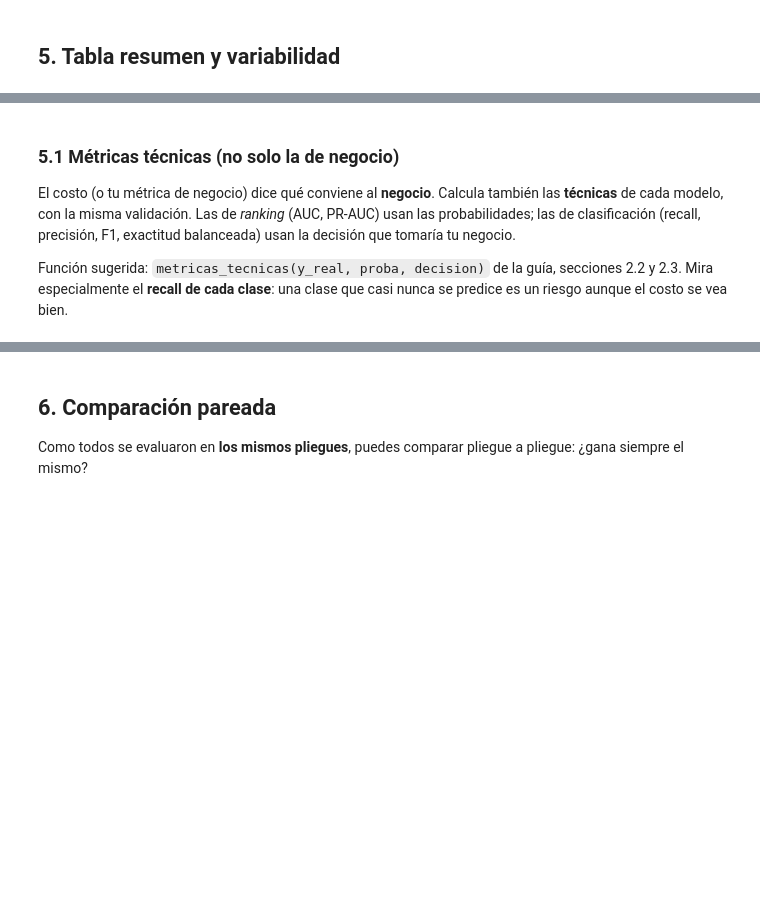
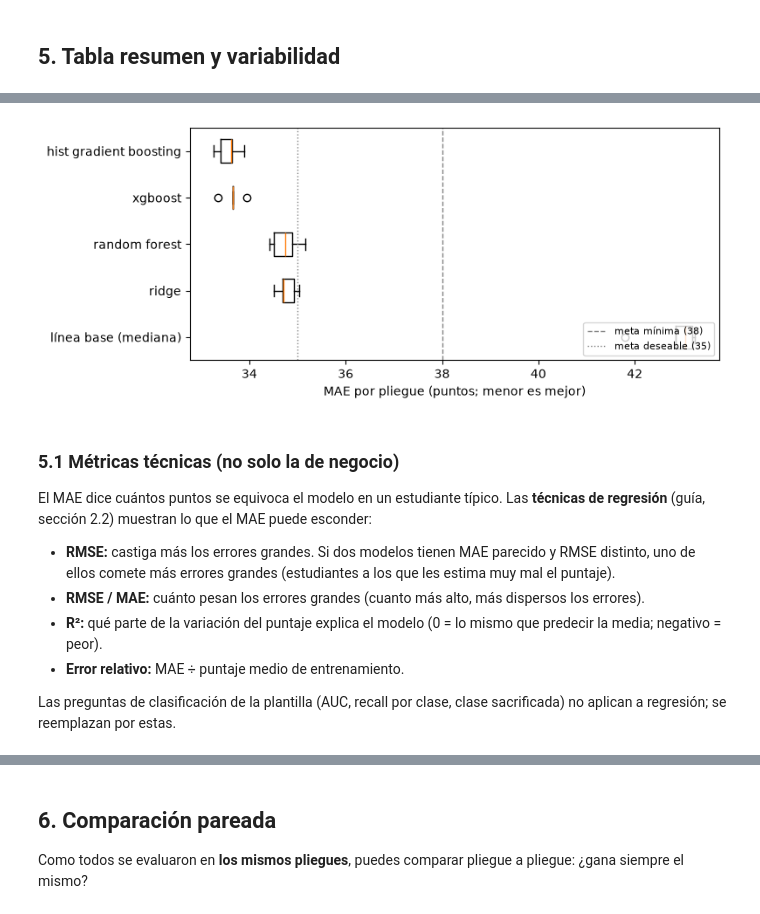
Before and after one commit to nandoossa/Proyecto_clase_grupo10, a Jupyter notebook: notebooks/05_torneo.ipynb, the cells around one changed output, grey strips where cells are left out. Drawn from its saved outputs; the diff is of its cells as text; code cells hidden in the pictures; blank space fills up the shorter version.

Commit message:
Completa el torneo de modelos (etapa 5)
Co-Authored-By: Claude Opus 5.5 <noreply@anthropic.com>

```diff
--- a/notebooks/05_torneo.ipynb
+++ b/notebooks/05_torneo.ipynb
@@ -88,10 +89,8 @@ METRICA = None   # TODO: nombre de tu métrica principal dentro de scoring (si e
 
 Mínimo **3 modelos y una línea base**: algo simple e interpretable, un bosque y un modelo de boosting.
 # %%
-candidatos = {
-    # "línea base": ...,          # TODO: clase más frecuente (clasificación) o la media (regresión)
-    # "modelo simple": ...,       # TODO: regresión logística / lineal
-    # "bosque aleatorio": ...,    # TODO
-    # "boosting": ...,            # TODO: LightGBM o XGBoost
-}
-print(f"{len(candidatos)} candidatos definidos" if candidatos else "TODO: define tus candidatos (mínimo 3 y una línea base).")
+# Los 5 candidatos aprobados por el grupo con sus parámetros de partida (specs/003-model-training/research.md §2).
+# LightGBM se reemplazó por HistGradientBoosting (decisión del grupo, 31 oct 2026).
+candidatos = candidates()   # nombre -> (modelo sin ajustar, ¿escalar?)
+for nombre, (modelo, escalar) in candidatos.items():
+    print(f"{nombre:24s} escalar={escalar!s:5s} {modelo}")
@@ -117,21 +160,31 @@ else:
 # %%
 import numpy as np
 
-if not por_pliegue or METRICA is None:
+if not por_pliegue:
     print("Sin resultados todavía: esta celda mostrará la media ± desviación de cada modelo.")
 else:
     resumen = pd.DataFrame({
-        nombre: {"métrica (media)": f[METRICA].abs().mean(), "± entre pliegues": f[METRICA].abs().std(ddof=1),
-                 "segundos de ajuste": f["segundos_de_ajuste"].mean()}
+        nombre: {"MAE (media)": f[METRICA].mean(), "± entre pliegues": f[METRICA].std(ddof=1),
+                 "segundos de ajuste": f["fit_seconds"].mean()}
         for nombre, f in por_pliegue.items()
-    }).T.sort_values("métrica (media)")   # TODO: invierte el orden si en tu métrica MÁS es mejor
-    display(resumen.round(4))
+    }).T.sort_values("MAE (media)")   # menor MAE es mejor
+
+    base = resumen.loc["línea base (mediana)", "MAE (media)"]
+    resumen["mejora vs línea base (puntos)"] = base - resumen["MAE (media)"]
+    resumen["mejora vs línea base (%)"] = 100 * resumen["mejora vs línea base (puntos)"] / base
+    resumen["meta mínima (≤ 38)"] = resumen["MAE (media)"] <= META_MINIMA
+    resumen["meta deseable (≤ 35)"] = resumen["MAE (media)"] <= META_DESEABLE
+    display(resumen.round(3))
 
     import matplotlib.pyplot as plt
     orden = list(resumen.index)
     fig, ax = plt.subplots(figsize=(8, 3.4))
-    ax.boxplot([por_pliegue[n][METRICA].abs() for n in orden], vert=False, tick_labels=orden, widths=0.5)
+    ax.boxplot([por_pliegue[n][METRICA] for n in orden], vert=False, tick_labels=orden, widths=0.5)
+    ax.axvline(META_MINIMA, ls="--", color="gray", lw=1, label="meta mínima (38)")
+    ax.axvline(META_DESEABLE, ls=":", color="gray", lw=1, label="meta deseable (35)")
     ax.invert_yaxis()
-    ax.set_xlabel("métrica por pliegue")
+    ax.set_xlabel("MAE por pliegue (puntos; menor es mejor)")
+    ax.legend(loc="lower right", fontsize=8)
     plt.tight_layout()
     plt.show()
+# %% [output]
@@ -138,10 +197,16 @@ else:
+[figure, added]
 # %% [markdown]
 ### 5.1 Métricas técnicas (no solo la de negocio)
 
-El costo (o tu métrica de negocio) dice qué conviene al **negocio**. Calcula también las **técnicas** de cada
-modelo, con la misma validación. Las de *ranking* (AUC, PR-AUC) usan las probabilidades; las de clasificación
-(recall, precisión, F1, exactitud balanceada) usan la decisión que tomaría tu negocio.
+El MAE dice cuántos puntos se equivoca el modelo en un estudiante típico. Las **técnicas de regresión** (guía, sección
+2.2) muestran lo que el MAE puede esconder:
 
-Función sugerida: `metricas_tecnicas(y_real, proba, decision)` de la guía, secciones 2.2 y 2.3. Mira especialmente
-el **recall de cada clase**: una clase que casi nunca se predice es un riesgo aunque el costo se vea bien.
+- **RMSE:** castiga más los errores grandes. Si dos modelos tienen MAE parecido y RMSE distinto, uno de ellos comete
+  más errores grandes (estudiantes a los que les estima muy mal el puntaje).
+- **RMSE / MAE:** cuánto pesan los errores grandes (cuanto más alto, más dispersos los errores).
+- **R²:** qué parte de la variación del puntaje explica el modelo (0 = lo mismo que predecir la media; negativo = peor).
+- **Error relativo:** MAE ÷ puntaje medio de entrenamiento.
+
+Las preguntas de clasificación de la plantilla (AUC, recall por clase, clase sacrificada) no aplican a regresión; se
+reemplazan por estas.
 # %%
```
Also changed, not shown: parts of 14 cells of this notebook, 4 other files.
